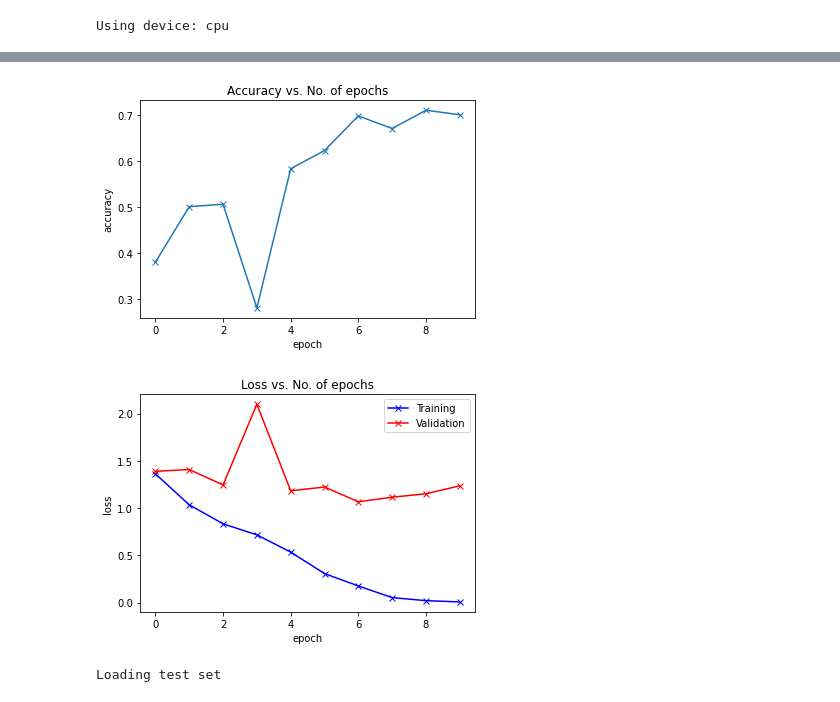
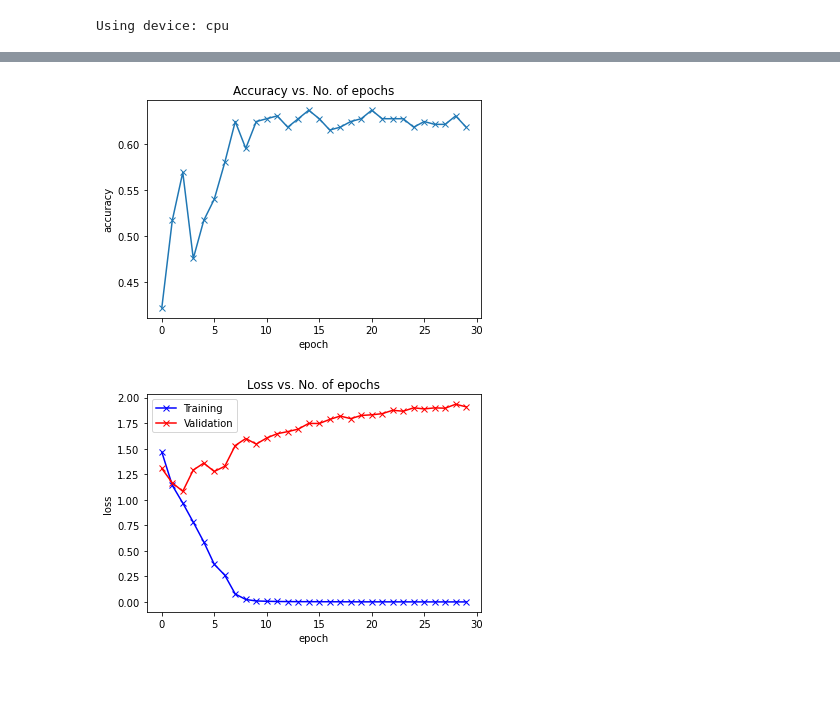
Before and after one commit to harshil1903/AI_Covid_Mask_Detection, a Jupyter notebook: Covid Mask Detection.ipynb, the cells around one changed output, grey strips where cells are left out. Drawn from its saved outputs; the diff is of its cells as text; code cells hidden in the pictures.

```diff
--- a/Covid Mask Detection.ipynb
+++ b/Covid Mask Detection.ipynb
@@ -170,7 +149,6 @@ print(f"Effective test split = {test_indexes[0]} to {test_indexes[1]}")
 # %%
 transform = transforms.Compose(
     [transforms.Resize((250, 250)),
-        transforms.ToTensor(),
-        transforms.Normalize(mean=[0.485, 0.456, 0.406],
-                                       std=[0.229, 0.224, 0.225])])
+     transforms.ToTensor(),
+     transforms.Normalize(mean=[0.485, 0.456, 0.406], std=[0.229, 0.224, 0.225])])
 # %%
@@ -215,18 +191,18 @@ class FaceMaskClassificationBase(nn.Module):
         out = self(images)                    # Generate predictions
         loss = F.cross_entropy(out, labels)   # Calculate loss
         acc = accuracy(out, labels)           # Calculate accuracy
-        return {'val_loss': loss.detach(), 'val_acc': acc}
+        return {'validation_loss': loss.detach(), 'validation_acc': acc}
 
     def validation_epoch_end(self, outputs):
-        batch_losses = [x['val_loss'] for x in outputs]
+        batch_losses = [x['validation_loss'] for x in outputs]
         epoch_loss = torch.stack(batch_losses).mean()   # Combine losses
-        batch_accs = [x['val_acc'] for x in outputs]
+        batch_accs = [x['validation_acc'] for x in outputs]
         epoch_acc = torch.stack(batch_accs).mean()      # Combine accuracies
-        return {'val_loss': epoch_loss.item(), 'val_acc': epoch_acc.item()}
+        return {'validation_loss': epoch_loss.item(), 'validation_acc': epoch_acc.item()}
 
     def epoch_end(self, epoch, result):
-        print("Epoch [{}], train_loss: {:.4f}, val_loss: {:.4f}, val_acc: {:.4f}".format(
-            epoch+1, result['train_loss'], result['val_loss'], result['val_acc']))
+        print("Epoch [{}], train_loss: {:.4f}, val_loss: {:.4f}, val_acc: {:.4f}"
+              .format(epoch+1, result['train_loss'], result['validation_loss'], result['validation_acc']))
 # %%
 class CNN(FaceMaskClassificationBase):
     def __init__(self):
@@ -269,7 +242,8 @@ class CNN(FaceMaskClassificationBase):
 
 def accuracy(outputs, labels):
     _, preds = torch.max(outputs, dim=1)
-    return torch.tensor(torch.sum(preds == labels).item() / len(preds))
+    acc = torch.sum(preds == labels).item() / len(preds)
+    return torch.tensor(acc)
 
 
 @torch.no_grad()
@@ -279,15 +253,14 @@ def evaluate(model, val_loader):
     return model.validation_epoch_end(outputs)
 
 
-def fit(epochs, lr, model, train_loader, val_loader, opt_func = torch.optim.SGD):
+def fit(epochs, lr, model, train_loader, val_loader, optimizer_func):
 
-    history = []
-    optimizer = opt_func(model.parameters(),lr)
+    results = []
+    optimizer = optimizer_func(model.parameters(), lr)
     for epoch in range(epochs):
         model.train()
         train_losses = []
         for batch in train_loader:
-            images, labels = batch
             # forward-pass: compute-predicted-outputs-by-passing-inputs-to-the-model
             loss = model.training_step(batch)
             # update-training-loss
@@ -302,7 +275,7 @@ def fit(epochs, lr, model, train_loader, val_loader, opt_func = torch.optim.SGD)
         result = evaluate(model, val_loader)
         result['train_loss'] = torch.stack(train_losses).mean().item()
         model.epoch_end(epoch, result)
-        history.append(result)
+        results.append(result)
 
-    return history
+    return results
 # %%
@@ -312,7 +284,5 @@ model = model.to(device)
 # %%
 torch.cuda.empty_cache()
 # %%
-history = fit(25, 0.0001, model, train_loader, val_loader, torch.optim.Adam)
-
-#torch.save(model, model_path)
+results = fit(30, 0.01, model, train_loader, validation_loader, torch.optim.ASGD)
 # %% [output]
@@ -326,41 +309,37 @@ KeyboardInterrupt:
 # %%
 import matplotlib.pyplot as plt
 
-def plot_accuracies(history):
-    """ Plot the history of accuracies"""
-    accuracies = [x['val_acc'] for x in history]
+# Plot the history of accuracies
+def plot_accuracies(results):
+    accuracies = [result['validation_acc'] for result in results]
     plt.plot(accuracies, '-x')
     plt.xlabel('epoch')
     plt.ylabel('accuracy')
     plt.title('Accuracy vs. No. of epochs');
 
 
-plot_accuracies(history)
+plot_accuracies(results)
 # %% [output]
-[figure, old version]
+[figure, new version]
 # %%
+# Plot the losses in each epoch
+def plot_losses(results):
 
-def plot_losses(history):
-    """ Plot the losses in each epoch"""
-    train_losses = [x.get('train_loss') for x in history]
-    val_losses = [x['val_loss'] for x in history]
+    train_losses = [result.get('train_loss') for result in results]
+    val_losses = [result['validation_loss'] for result in results]
     plt.plot(train_losses, '-bx')
     plt.plot(val_losses, '-rx')
     plt.xlabel('epoch')
     plt.ylabel('loss')
     plt.legend(['Training', 'Validation'])
     plt.title('Loss vs. No. of epochs');
 
-plot_losses(history)
+plot_losses(results)
 # %% [output]
-[figure, old version]
+[figure, new version]
 # %%
 test_dataset = FaceMaskDataset(images, test_indexes, conversion=transform)
-print("Loading test set")
-test_loader = torch.utils.data.DataLoader(
-    dataset=test_dataset, batch_size=batch_size, shuffle=True, num_workers=0)
+test_loader = torch.utils.data.DataLoader(dataset=test_dataset, batch_size=batch_size, shuffle=True, num_workers=0)
-# %% [output]
-Loading test set
 # %%
 y_true = torch.tensor([])
 y_true = y_true.to(device)
```
Also changed, not shown: parts of 14 cells of this notebook.
